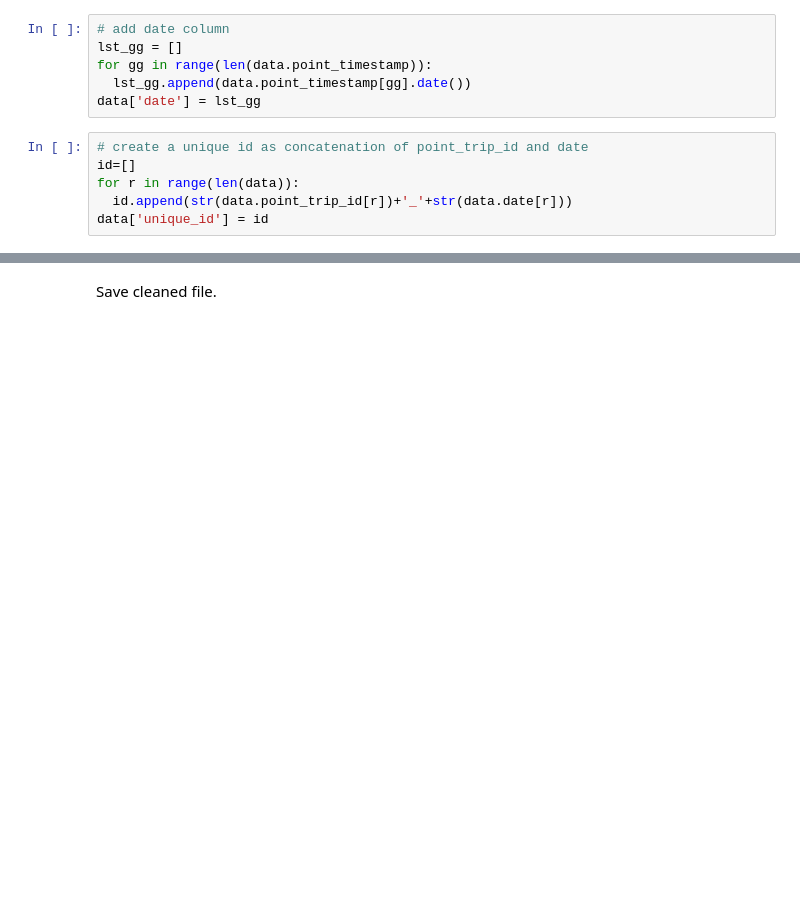
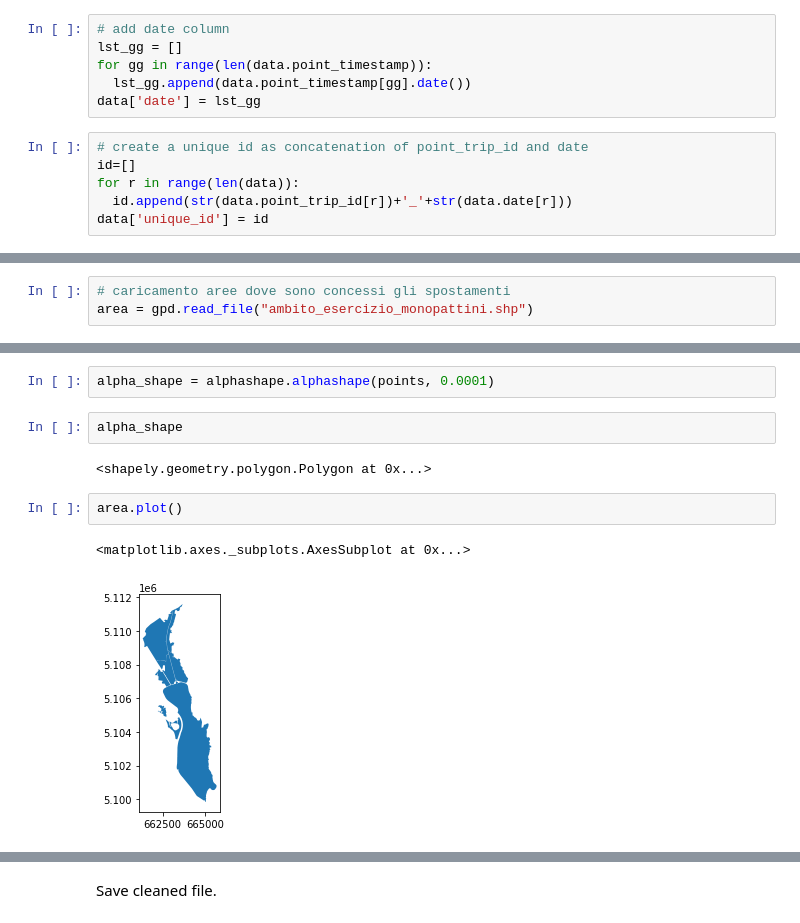
Before and after one commit to dclfbk/escooter_trento, a Jupyter notebook: code/0_clean_data.ipynb, the cells around one changed output, grey strips where cells are left out. Drawn from its saved outputs; the diff is of its cells as text; blank space fills up the shorter version.

Commit message:
cleaning, alphashape

```diff
--- a/code/0_clean_data.ipynb
+++ b/code/0_clean_data.ipynb
@@ -121,0 +176,3 @@ data.head(2)
+# %%
+# caricamento aree dove sono concessi gli spostamenti
+area = gpd.read_file("ambito_esercizio_monopattini.shp")
@@ -121,0 +214,11 @@ data.head(2)
+# %%
+alpha_shape = alphashape.alphashape(points, 0.0001)
+# %%
+alpha_shape
+# %% [output]
+<shapely.geometry.polygon.Polygon at 0x...>
+# %%
+area.plot()
+# %% [output]
+<matplotlib.axes._subplots.AxesSubplot at 0x...>
+[figure, added]
```
Also changed, not shown: parts of 23 cells of this notebook, 2 other files.
